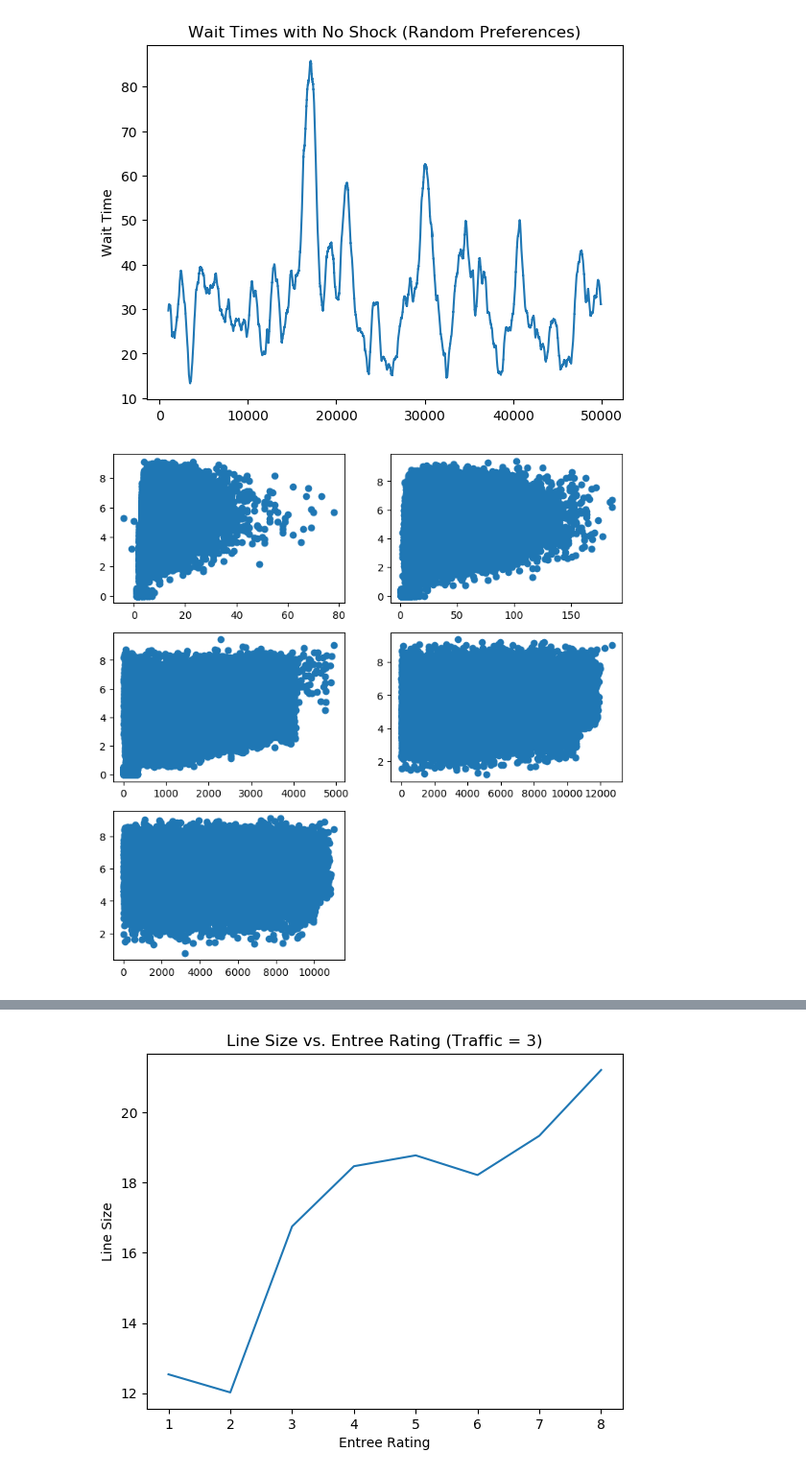
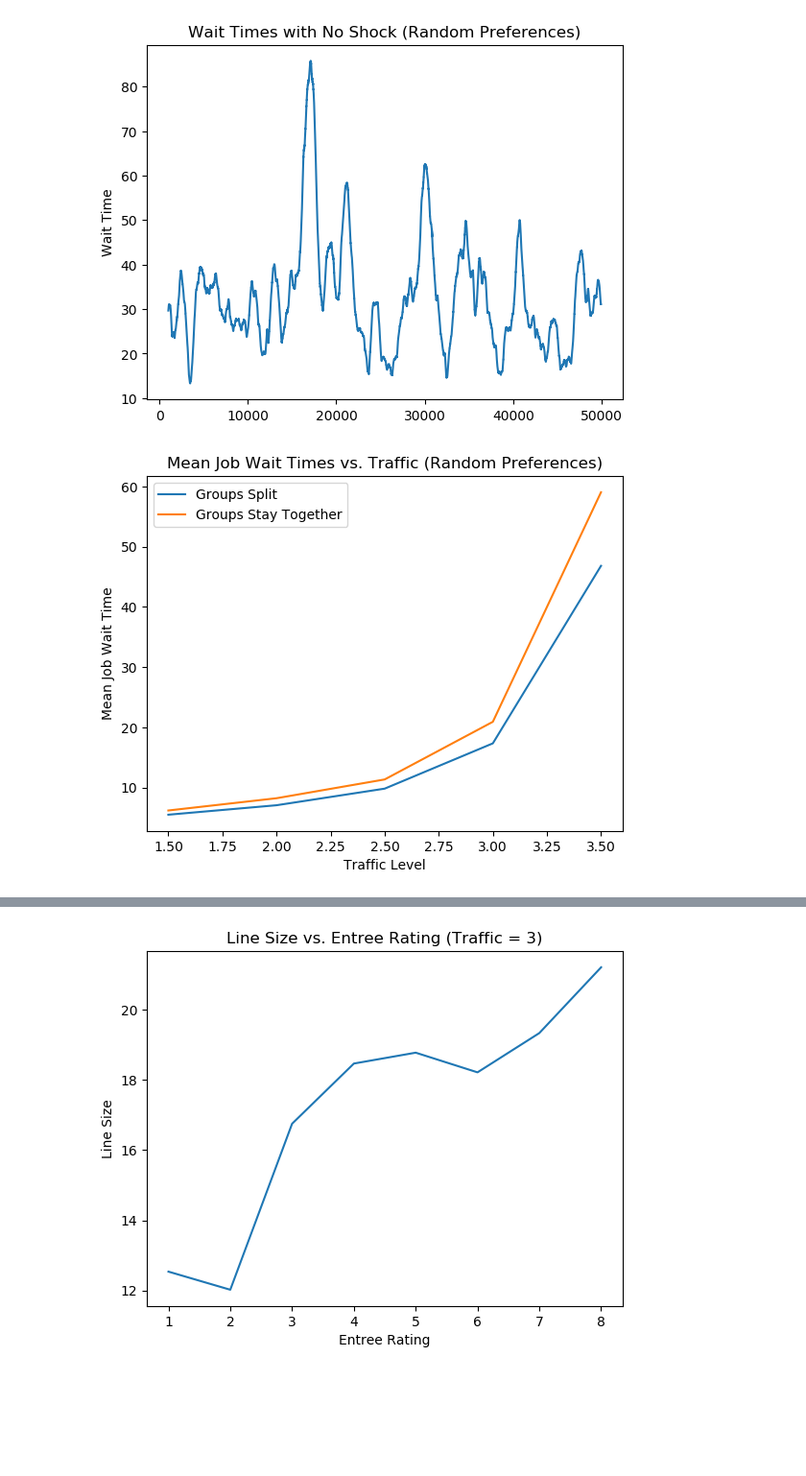
Before and after one commit to nathanielcrosby/COSC-223_Final, a Jupyter notebook: Plots.ipynb, the cells around one changed output, grey strips where cells are left out. Shown at 96% size. Cells and saved outputs as stored; diff of their text form; code cells hidden in the pictures; blank space fills up the shorter version.

```diff
--- a/Plots.ipynb
+++ b/Plots.ipynb
@@ -125,25 +125,40 @@ plt.show()
 # %%
 #For groups staying together
 # Read in Traffic Experiment Data
-jobs2 = pd.read_csv("Traffic Experiment Groups/jobs_2.csv").assign(Traffic = 2)
-jobs3 = pd.read_csv("Traffic Experiment Groups/jobs_3.csv").assign(Traffic = 3)
-jobs4 = pd.read_csv("Traffic Experiment Groups/jobs_4.csv").assign(Traffic = 4)
-jobs5 = pd.read_csv("Traffic Experiment Groups/jobs_5.csv").assign(Traffic = 5)
-jobs6 = pd.read_csv("Traffic Experiment Groups/jobs_6.csv").assign(Traffic = 6)
+jobs2 = pd.read_csv("Traffic Experiment Groups/jobs_3.csv").assign(Traffic = 3)
+jobs3 = pd.read_csv("Traffic Experiment Groups/jobs_4.csv").assign(Traffic = 4)
+jobs4 = pd.read_csv("Traffic Experiment Groups/jobs_5.csv").assign(Traffic = 5)
+jobs5 = pd.read_csv("Traffic Experiment Groups/jobs_6.csv").assign(Traffic = 6)
+jobs6 = pd.read_csv("Traffic Experiment Groups/jobs_7.csv").assign(Traffic = 7)
 
-server2 = pd.read_csv("Traffic Experiment Groups/server_2.csv").assign(Traffic = 2)
-server3 = pd.read_csv("Traffic Experiment Groups/server_3.csv").assign(Traffic = 3)
-server4 = pd.read_csv("Traffic Experiment Groups/server_4.csv").assign(Traffic = 4)
-server5 = pd.read_csv("Traffic Experiment Groups/server_5.csv").assign(Traffic = 5)
-server6 = pd.read_csv("Traffic Experiment Groups/server_6.csv").assign(Traffic = 6)
+server2 = pd.read_csv("Traffic Experiment Groups/server_3.csv").assign(Traffic = 3)
+server3 = pd.read_csv("Traffic Experiment Groups/server_4.csv").assign(Traffic = 4)
+server4 = pd.read_csv("Traffic Experiment Groups/server_5.csv").assign(Traffic = 5)
+server5 = pd.read_csv("Traffic Experiment Groups/server_6.csv").assign(Traffic = 6)
+server6 = pd.read_csv("Traffic Experiment Groups/server_7.csv").assign(Traffic = 7)
+
+jobsg2 = pd.read_csv("Traffic Experiment Groups/jobsg_3.csv").assign(Traffic = 3)
+jobsg3 = pd.read_csv("Traffic Experiment Groups/jobsg_4.csv").assign(Traffic = 4)
+jobsg4 = pd.read_csv("Traffic Experiment Groups/jobsg_5.csv").assign(Traffic = 5)
+jobsg5 = pd.read_csv("Traffic Experiment Groups/jobsg_6.csv").assign(Traffic = 6)
+jobsg6 = pd.read_csv("Traffic Experiment Groups/jobsg_7.csv").assign(Traffic = 7)
+
+serverg2 = pd.read_csv("Traffic Experiment Groups/serverg_3.csv").assign(Traffic = 3)
+serverg3 = pd.read_csv("Traffic Experiment Groups/serverg_4.csv").assign(Traffic = 4)
+serverg4 = pd.read_csv("Traffic Experiment Groups/serverg_5.csv").assign(Traffic = 5)
+serverg5 = pd.read_csv("Traffic Experiment Groups/serverg_6.csv").assign(Traffic = 6)
+serverg6 = pd.read_csv("Traffic Experiment Groups/serverg_7.csv").assign(Traffic = 7)
 
 traffic_jobs = pd.concat([jobs2,jobs3,jobs4,jobs5,jobs6],ignore_index = True)
 traffic_servers = pd.concat([server2,server3,server4,server5,server6],ignore_index = True)
 
+traffic_jobs_g = pd.concat([jobsg2,jobsg3,jobsg4,jobsg5,jobsg6],ignore_index = True)
+traffic_servers_g = pd.concat([serverg2,serverg3,serverg4,serverg5,serverg6],ignore_index = True)
+
 line_size = traffic_servers.iloc[::2,:]
 wait_times = traffic_servers.iloc[1::2,:]
 
-
+'''
 #Plots meal rating vs wait time at different traffic levels
 fig = plt.figure(figsize=(9,9))
 ax1 = fig.add_subplot(3,2,1)
@@ -157,37 +172,37 @@ ax4=plt.scatter(jobs5['Wait Time'], jobs5[' Meal Ratings'])
 ax5 = fig.add_subplot(3,2,5)
 ax5=plt.scatter(jobs6['Wait Time'], jobs6[' Meal Ratings'])
 plt.show()
-
+'''
 mean_wait = []
 mean_meal = []
 
-mean_wait.append([2, jobs2.mean()[0]])
-mean_wait.append([3, jobs3.mean()[0]])
-mean_wait.append([4, jobs4.mean()[0]])
-mean_wait.append([5, jobs5.mean()[0]])
-mean_wait.append([6, jobs6.mean()[0]])
+mean_wait.append([1.5, jobs2.mean()[0]])
+mean_wait.append([2, jobs3.mean()[0]])
+mean_wait.append([2.5, jobs4.mean()[0]])
+mean_wait.append([3, jobs5.mean()[0]])
+mean_wait.append([3.5, jobs6.mean()[0]])
 mean_wait = np.array(mean_wait)
 
-mean_meal.append([2, jobs2.mean()[1]])
-mean_meal.append([3, jobs3.mean()[1]])
-mean_meal.append([4, jobs4.mean()[1]])
-mean_meal.append([5, jobs5.mean()[1]])
-mean_meal.append([6, jobs6.mean()[1]])
-mean_meal = np.array(mean_meal)
+mean_wait_g = []
+mean_meal_g = []
 
-plt.plot(mean_wait[:,0], mean_wait[:,1])
-plt.title("Grouped: Mean Job Wait Times vs. Traffic (Random Preferences)")
+mean_wait_g.append([1.5, jobsg2.mean()[0]])
+mean_wait_g.append([2, jobsg3.mean()[0]])
+mean_wait_g.append([2.5, jobsg4.mean()[0]])
+mean_wait_g.append([3, jobsg5.mean()[0]])
+mean_wait_g.append([3.5, jobsg6.mean()[0]])
+mean_wait_g = np.array(mean_wait_g)
+
+plt.plot(mean_wait[:,0], mean_wait[:,1], label="Groups Split")
+plt.plot(mean_wait_g[:,0], mean_wait_g[:,1], label="Groups Stay Together")
+plt.title("Mean Job Wait Times vs. Traffic (Random Preferences)")
 plt.xlabel("Traffic Level")
 plt.ylabel("Mean Job Wait Time")
+plt.legend()
 plt.savefig("Grouped Mean Job Wait Times vs Traffic (Random Preferences)")
 plt.show()
 
-plt.plot(mean_meal[:,0], mean_meal[:,1])
-plt.title("Grouped: Mean Meal Enjoyment vs. Traffic (Random Preferences)")
-plt.xlabel("Traffic Level")
-plt.ylabel("Mean Meal Enjoyment")
-plt.show()
-
+'''
 #plots line size vs traffic at all 9 stations
 plt.plot(line_size['Traffic'], line_size['Station 1'], label="Card Swipe #1")
 plt.plot(line_size['Traffic'], line_size['Station 2'], label="Card Swipe #2")
@@ -203,32 +218,32 @@ plt.xlabel("Traffic Level")
 plt.ylabel("Line Size")
 plt.legend()
 plt.savefig("Grouped Line Sizes vs Traffic (Random Preferences)")
 plt.show()
 
 #plots wait times vs traffic level at all 9 stations
 plt.plot(wait_times['Traffic'], wait_times['Station 1'], label="Card Swipe #1")
 plt.plot(wait_times['Traffic'], wait_times['Station 2'], label="Card Swipe #2")
 plt.plot(wait_times['Traffic'], wait_times['Station 3'], label="Entree 1")
 plt.plot(wait_times['Traffic'], wait_times['Station 4'], label="Entree 2")
 plt.plot(wait_times['Traffic'], wait_times['Station 5'], label="Lighter Side")
 plt.plot(wait_times['Traffic'], wait_times['Station 6'], label="Salad")
 plt.plot(wait_times['Traffic'], wait_times['Station 7'], label="Sandwiches")
 plt.plot(wait_times['Traffic'], wait_times['Station 8'], label="Pasta")
 plt.plot(wait_times['Traffic'], wait_times['Station 9 '], label="Pizza")
 plt.title("Grouped: Wait Times vs. Traffic (Random Preferences)")
 plt.xlabel("Traffic Level")
 plt.ylabel("Wait Time")
 plt.legend()
 plt.savefig("Grouped Wait Times vs Traffic (Random Preferences)")
 plt.show()
 
 
 jobs3 = jobs3.rolling(window=1000).mean()
 plt.plot(jobs3['Wait Time'])
 plt.title("Grouped: Wait Times with No Shock (Random Preferences)")
 plt.xlabel("")
 plt.ylabel("Wait Time")
 plt.savefig("Grouped Wait Times with No Shock (Random Preferences)")
-plt.show()
+plt.show()'''
 # %% [output]
-[figure, old version]
+[figure, new version]
```
Also changed, not shown: parts of 4 cells of this notebook, 4 other files.
